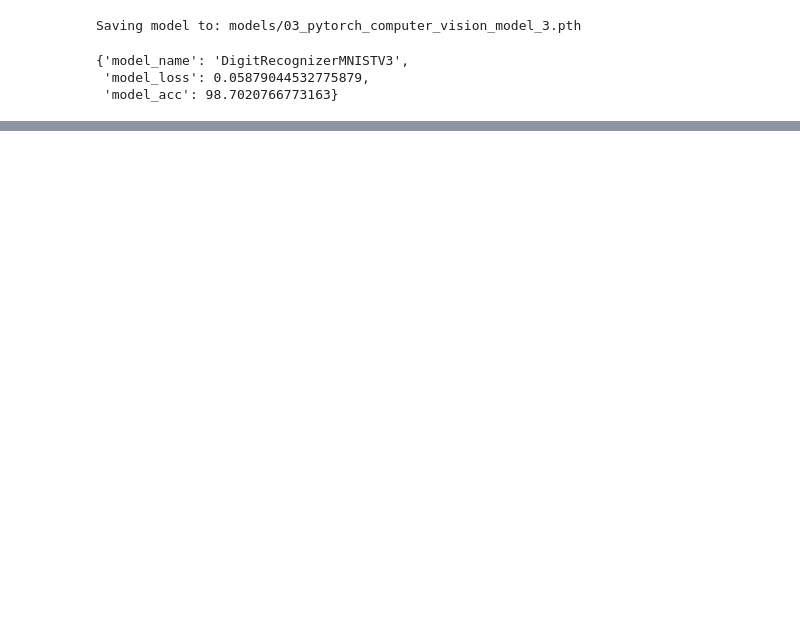
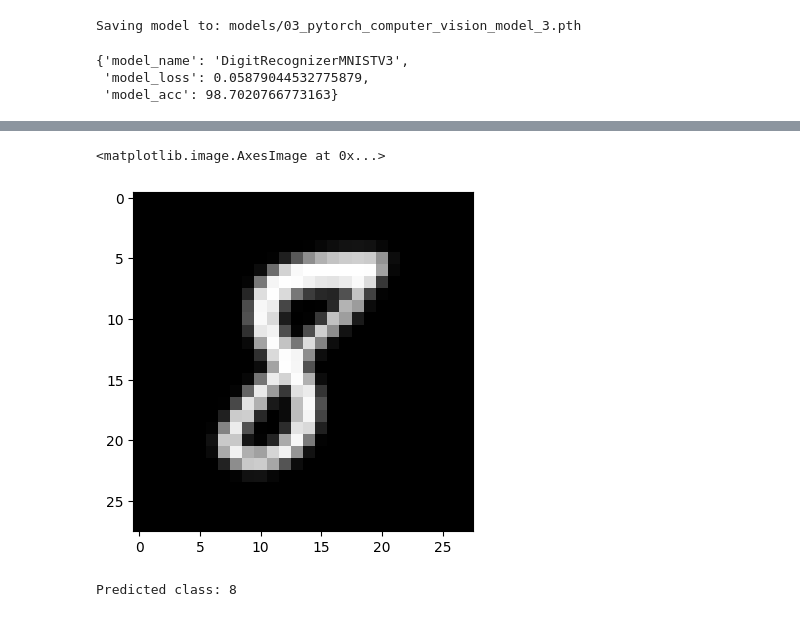
Before and after one commit to haldonmez/mnist-digit-recognizer, a Jupyter notebook: Model_3.ipynb, the cells around one changed output, grey strips where cells are left out. Cells and saved outputs as stored; diff of their text form; code cells hidden in the pictures; blank space fills up the shorter version.

```diff
--- a/Model_3.ipynb
+++ b/Model_3.ipynb
@@ -461,0 +475,14 @@ model_3_results
+# %%
+plt.figure(figsize=(10,15))
+plt.subplot(321); plt.imshow(img3.squeeze(),cmap='gray')
+# %% [output]
+<matplotlib.image.AxesImage at 0x...>
+[figure, added]
+# %%
+img5 = img3.unsqueeze(0)
+
+output = loaded_model_3(img5)
+_, predicted_class = torch.max(output, 1)
+print('Predicted class:', predicted_class.item())
+# %% [output]
+Predicted class: 8
```
Also changed, not shown: parts of 16 cells of this notebook.
